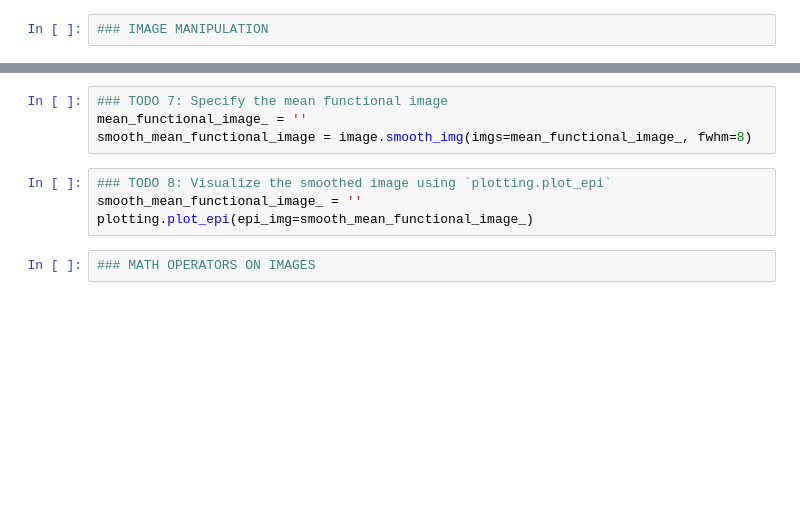
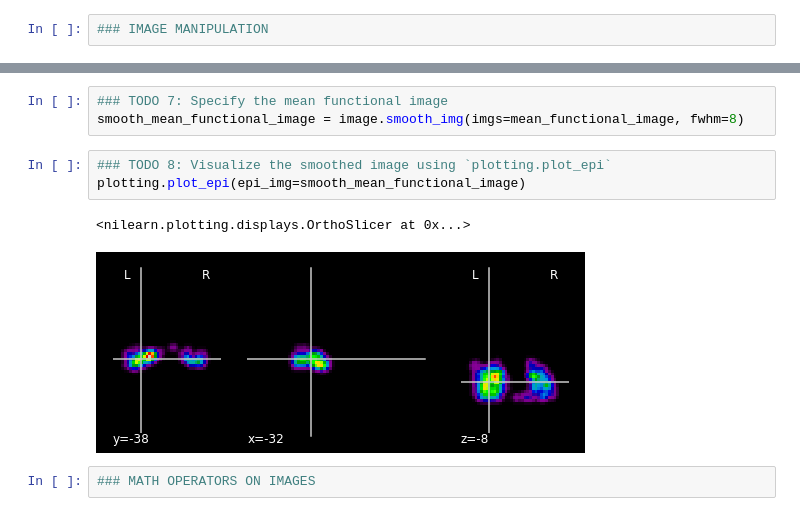
Before and after one commit to jessepinkman9900/neuroimage-processing, a Jupyter notebook: 2018101043.ipynb, the cells around one changed output, grey strips where cells are left out. Saved outputs shown, nothing was run; the diff lists cells and outputs as text; blank space fills up the shorter version.

```diff
--- a/2018101043.ipynb
+++ b/2018101043.ipynb
@@ -71,11 +91,12 @@ plotting.show()
 # %%
 ### TODO 7: Specify the mean functional image
-mean_functional_image_ = ''
-smooth_mean_functional_image = image.smooth_img(imgs=mean_functional_image_, fwhm=8)
+smooth_mean_functional_image = image.smooth_img(imgs=mean_functional_image, fwhm=8)
 # %%
 ### TODO 8: Visualize the smoothed image using `plotting.plot_epi`
-smooth_mean_functional_image_ = ''
-plotting.plot_epi(epi_img=smooth_mean_functional_image_)
+plotting.plot_epi(epi_img=smooth_mean_functional_image)
+# %% [output]
+<nilearn.plotting.displays.OrthoSlicer at 0x...>
+[figure, added]
 # %%
 ### MATH OPERATORS ON IMAGES
 # %%
```
Also changed, not shown: parts of 13 cells of this notebook.
